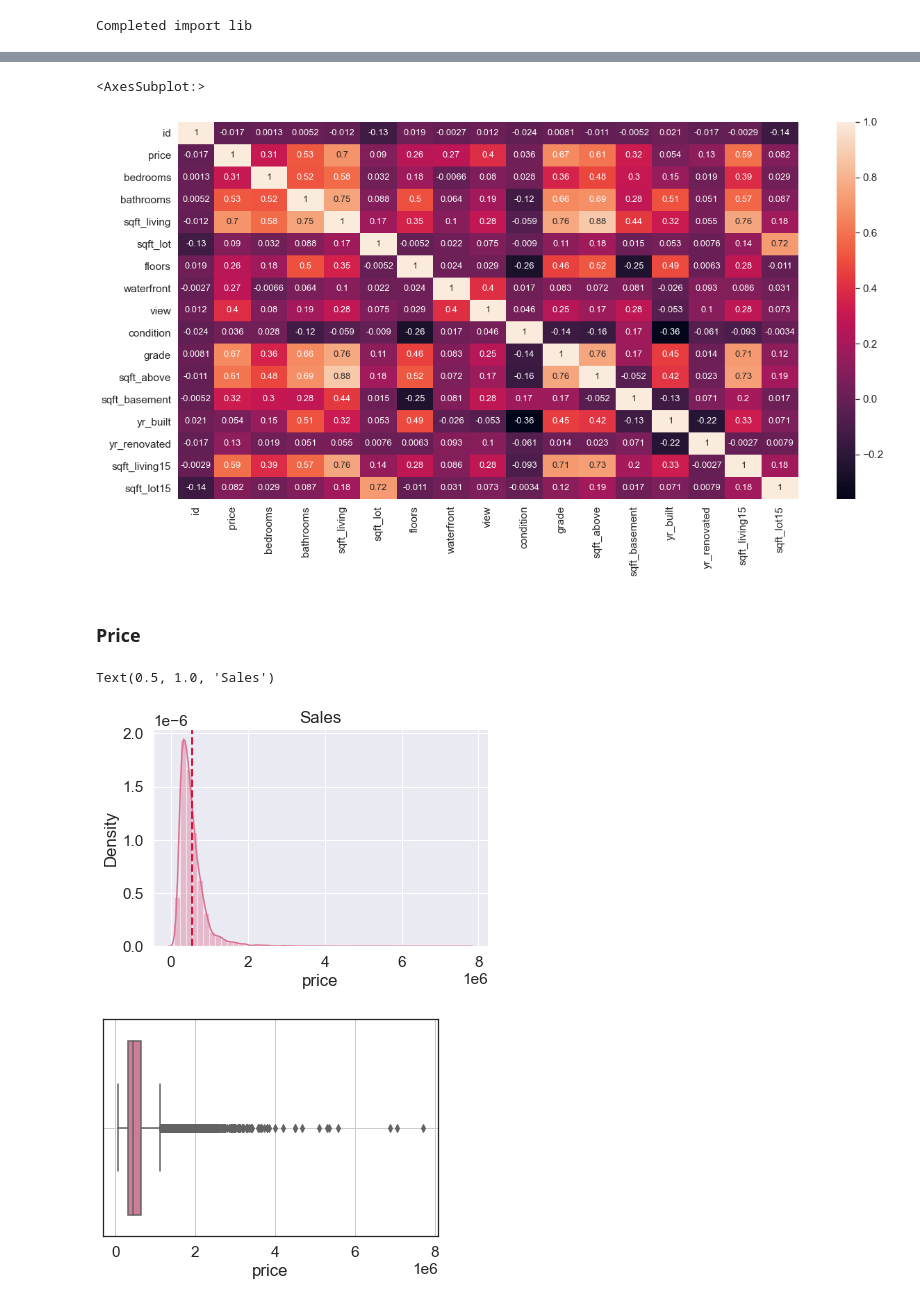
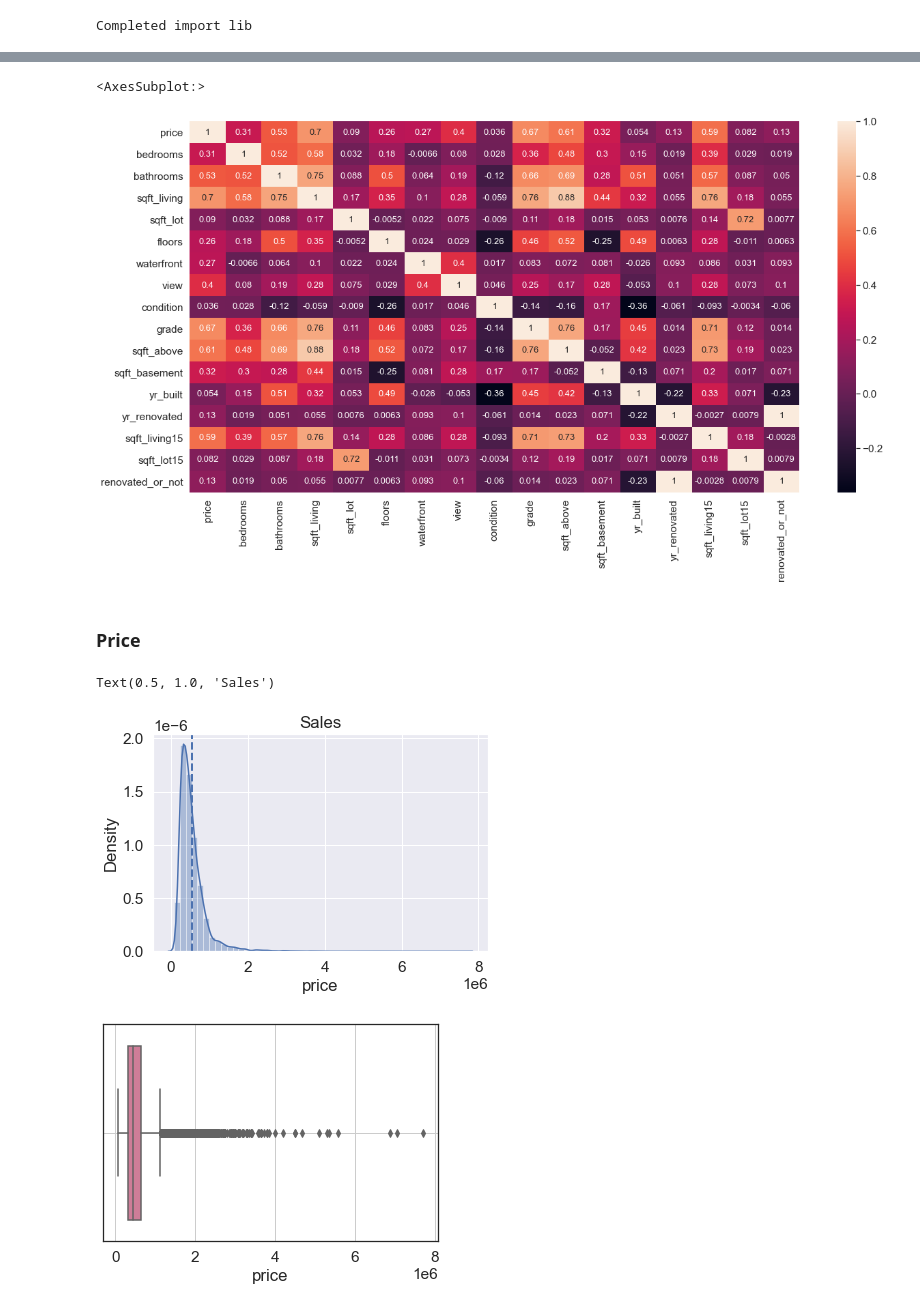
Before and after one commit to DK-Hieu/House_price_prediction, a Jupyter notebook: ver_4_kc_house/house_pridect_ver4.ipynb, the cells around one changed output, grey strips where cells are left out. Drawn from its saved outputs; the diff is of its cells as text; code cells hidden in the pictures.

```diff
--- a/ver_4_kc_house/house_pridect_ver4.ipynb
+++ b/ver_4_kc_house/house_pridect_ver4.ipynb
@@ -43,5 +43,12 @@ req = requests.get(url)
 data = StringIO(req.text)
 p_house = pd.read_csv(data)
 
-columns_drop = ['date','zipcode','lat','long']
+columns_drop = ['id','date','zipcode','lat','long']
 p_house.drop(columns=columns_drop,inplace=True)
+# %%
+conditions = [(p_house['yr_renovated'] != 0), (p_house['yr_renovated'] == 0)]
+# create a list of the values we want to assign for each condition
+values = [1,0]
+# create a new column and use np.select to assign values to it using our lists as arguments
+p_house['renovated_or_not'] = np.select(conditions, values)
+p_house
@@ -111,21 +132,22 @@ p_house.corr()
 # %%
 fig, ax = plt.subplots(figsize=(20,10))
 
+sns.set_style(style='white')
 sns.set(font_scale=1.4)
 sns.heatmap(p_house.corr(), annot=True, annot_kws={"size": 13},)
 # %% [output]
 <AxesSubplot:>
-[figure, old version]
+[figure, new version]
 # %% [markdown]
 ### Price
 # %%
-sns.distplot(p_house['price'],color='palevioletred')
-plt.axvline(x=p_house['price'].mean(), color='crimson', linestyle='--', linewidth=2)
+sns.distplot(p_house['price'])
+plt.axvline(x=p_house['price'].mean(), linestyle='--', linewidth=2)
 plt.xlim()
 plt.title('Sales')
 # %% [output]
 Text(0.5, 1.0, 'Sales')
-[figure, old version]
+[figure, new version]
 # %%
 sns.set_style(style='white')
 sns.boxplot(p_house['price'], color= 'palevioletred', orient='h')
```
Also changed, not shown: parts of 27 cells of this notebook.
